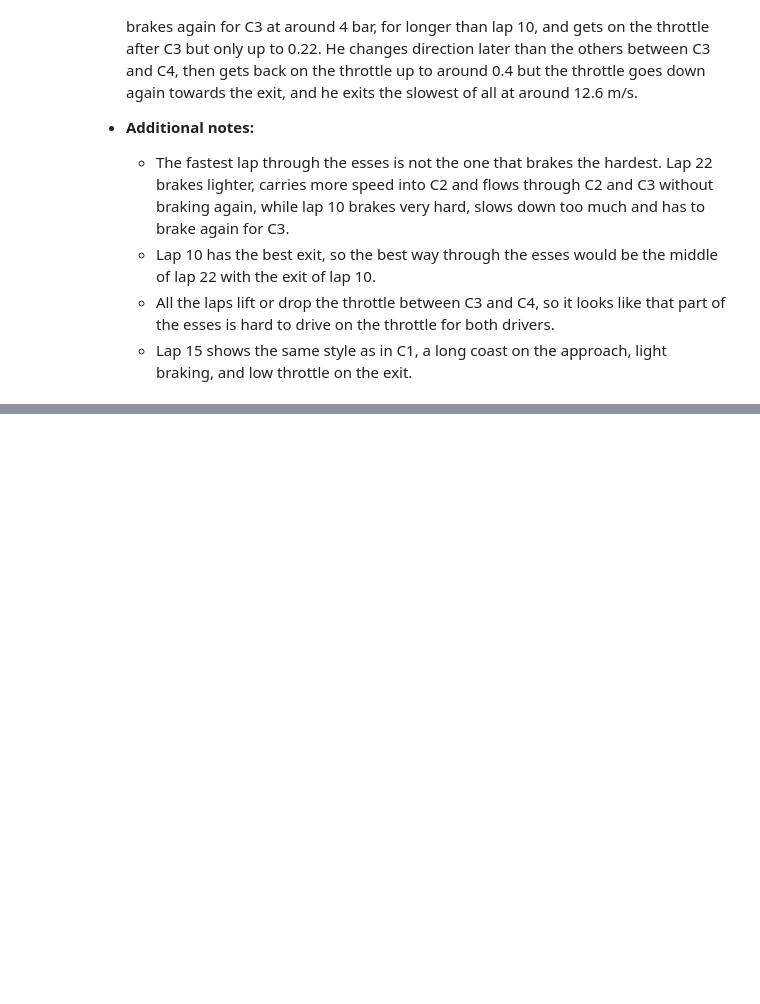
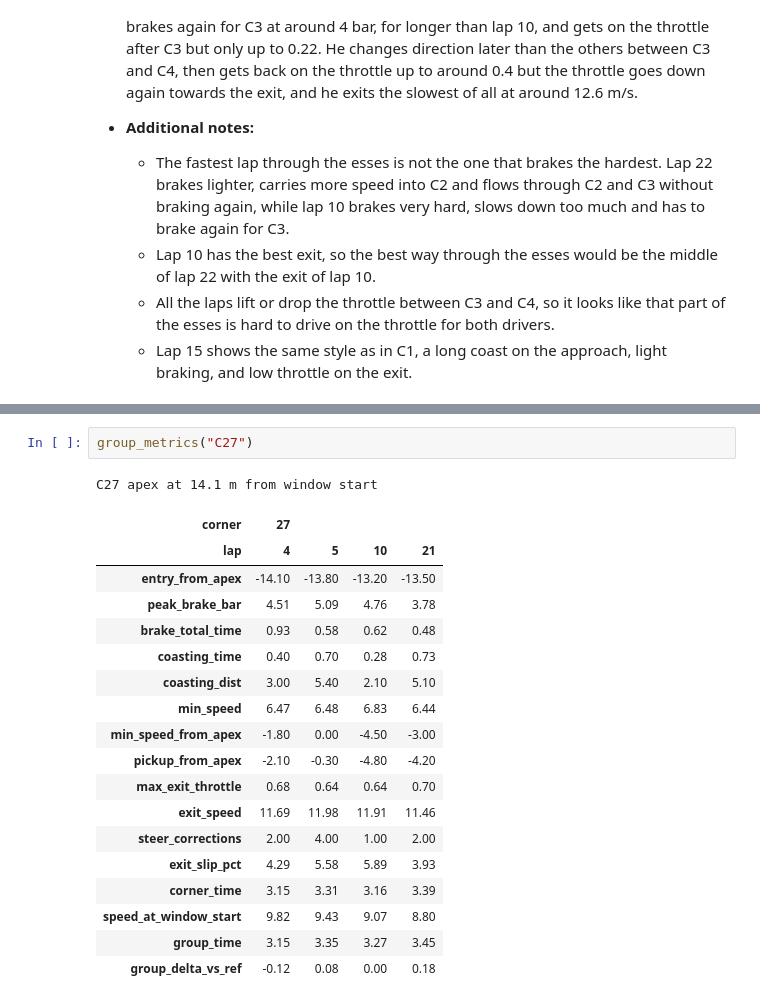
Before and after one commit to manelbenabid/recruiting-sw-telemetry, a Jupyter notebook: notebooks/09_corner_study.ipynb, the cells around one changed output, grey strips where cells are left out. Cells and saved outputs as stored; diff of their text form; blank space fills up the shorter version.

```diff
--- a/notebooks/09_corner_study.ipynb
+++ b/notebooks/09_corner_study.ipynb
@@ -253,0 +449,22 @@ C5 apex at 69.1 m from window start
+# %%
+group_metrics("C27")
+# %% [output]
+C27 apex at 14.1 m from window start
+| corner | 27 |  |  |  |
+| lap | 4 | 5 | 10 | 21 |
+| entry_from_apex | -14.10 | -13.80 | -13.20 | -13.50 |
+| peak_brake_bar | 4.51 | 5.09 | 4.76 | 3.78 |
+| brake_total_time | 0.93 | 0.58 | 0.62 | 0.48 |
+| coasting_time | 0.40 | 0.70 | 0.28 | 0.73 |
+| coasting_dist | 3.00 | 5.40 | 2.10 | 5.10 |
+| min_speed | 6.47 | 6.48 | 6.83 | 6.44 |
+| min_speed_from_apex | -1.80 | 0.00 | -4.50 | -3.00 |
+| pickup_from_apex | -2.10 | -0.30 | -4.80 | -4.20 |
+| max_exit_throttle | 0.68 | 0.64 | 0.64 | 0.70 |
+| exit_speed | 11.69 | 11.98 | 11.91 | 11.46 |
+| steer_corrections | 2.00 | 4.00 | 1.00 | 2.00 |
+| exit_slip_pct | 4.29 | 5.58 | 5.89 | 3.93 |
+| corner_time | 3.15 | 3.31 | 3.16 | 3.39 |
+| speed_at_window_start | 9.82 | 9.43 | 9.07 | 8.80 |
+| group_time | 3.15 | 3.35 | 3.27 | 3.45 |
+| group_delta_vs_ref | -0.12 | 0.08 | 0.00 | 0.18 |
```
Also changed, not shown: parts of 22 cells of this notebook.
